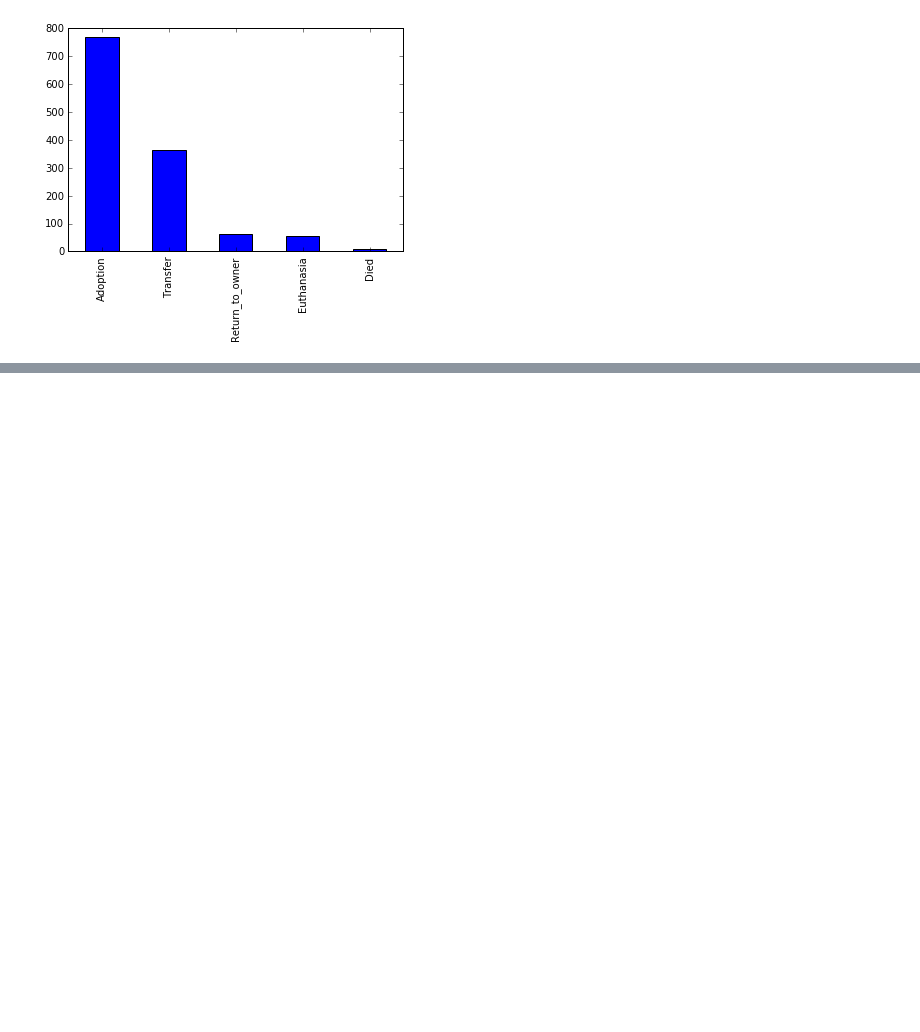
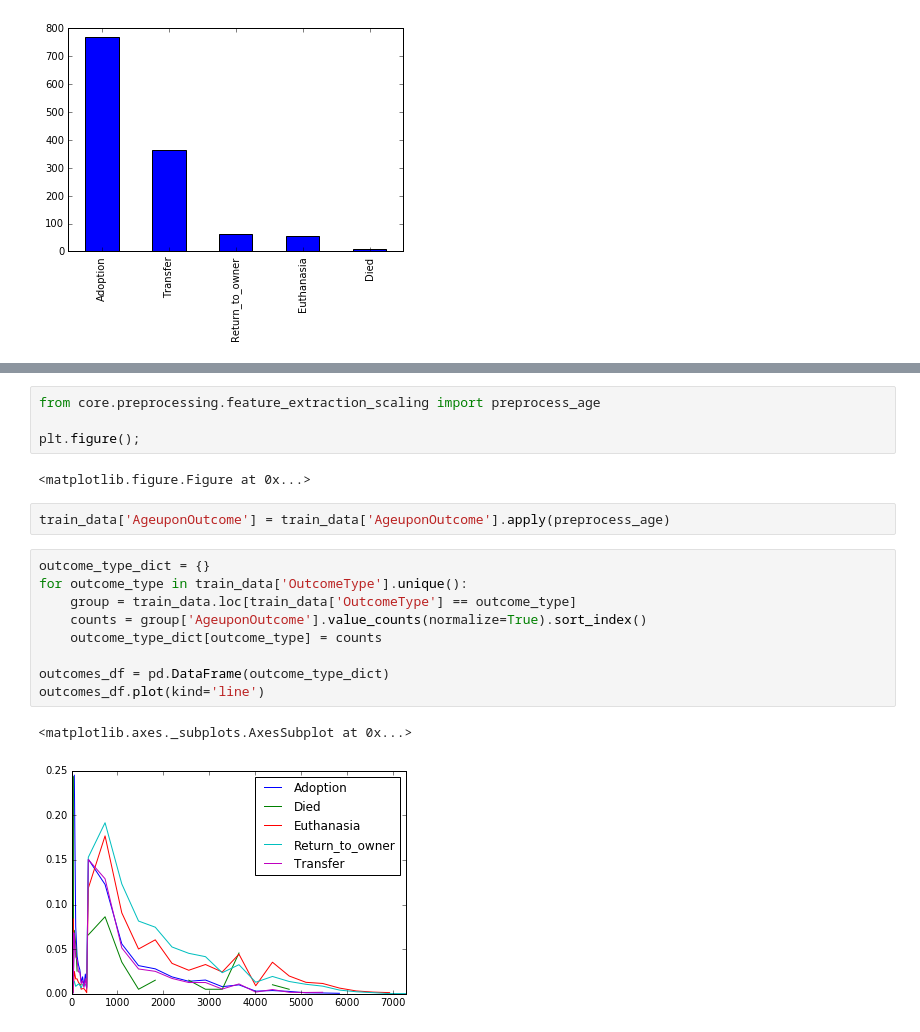
Before and after one commit to dippindots/kaggle-shelter-animal-outcomes, a Jupyter notebook: src/report.ipynb, the cells around one changed output, grey strips where cells are left out. Cells and saved outputs as stored; diff of their text form; blank space fills up the shorter version.

Commit message:
Finishing Free-Form Visualization section.

```diff
--- a/src/report.ipynb
+++ b/src/report.ipynb
@@ -405,0 +405,20 @@ One problem with this competition, in my opinion, is the *DateTime* field.  It i
+# %%
+from core.preprocessing.feature_extraction_scaling import preprocess_age
+
+plt.figure();
+# %% [output]
+<matplotlib.figure.Figure at 0x...>
+# %%
+train_data['AgeuponOutcome'] = train_data['AgeuponOutcome'].apply(preprocess_age)
+# %%
+outcome_type_dict = {}
+for outcome_type in train_data['OutcomeType'].unique():
+    group = train_data.loc[train_data['OutcomeType'] == outcome_type]
+    counts = group['AgeuponOutcome'].value_counts(normalize=True).sort_index()
+    outcome_type_dict[outcome_type] = counts
+
+outcomes_df = pd.DataFrame(outcome_type_dict)
+outcomes_df.plot(kind='line')
+# %% [output]
+<matplotlib.axes._subplots.AxesSubplot at 0x...>
+[figure, added]
```
Also changed, not shown: parts of 2 cells of this notebook.
